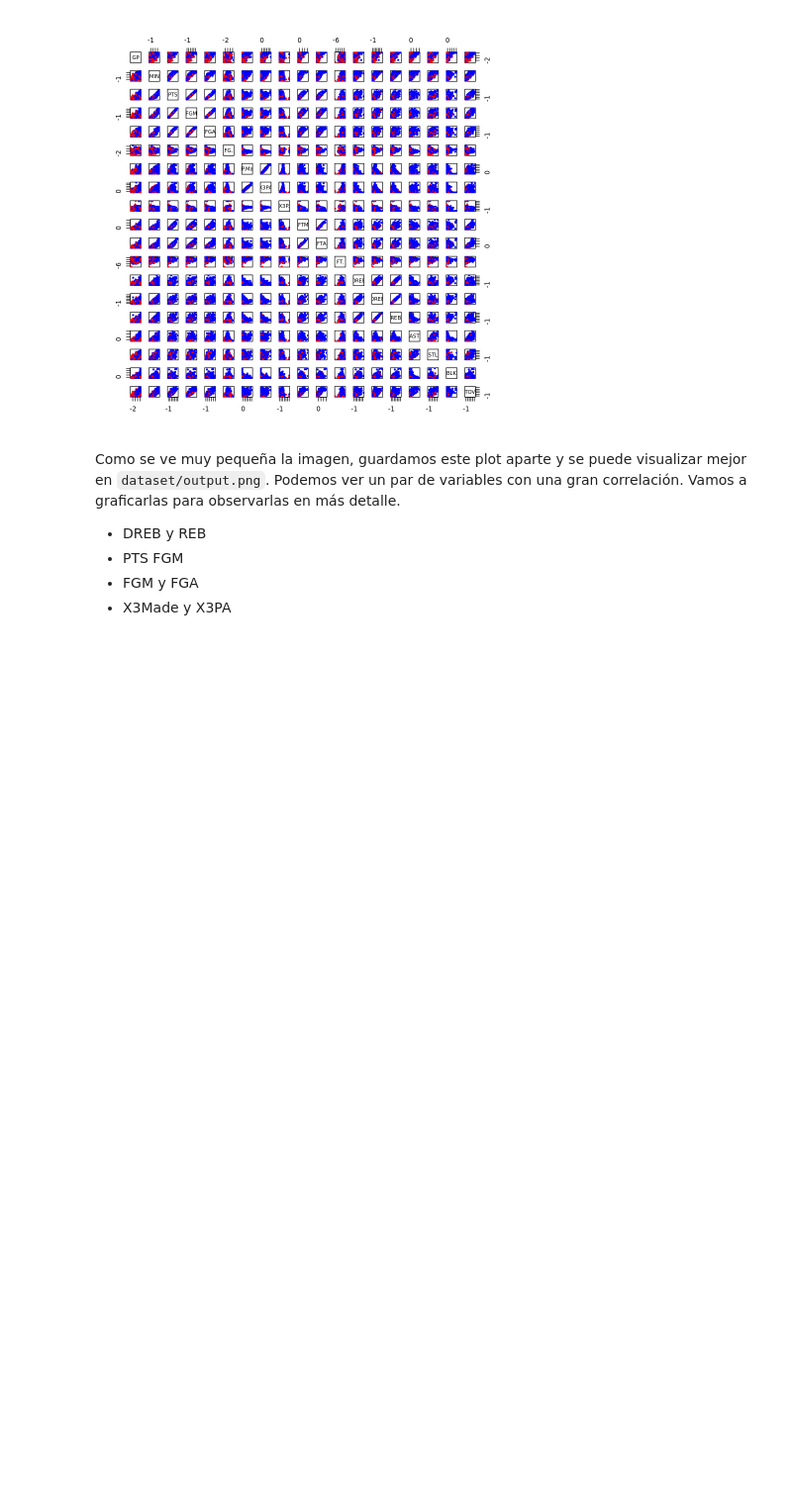
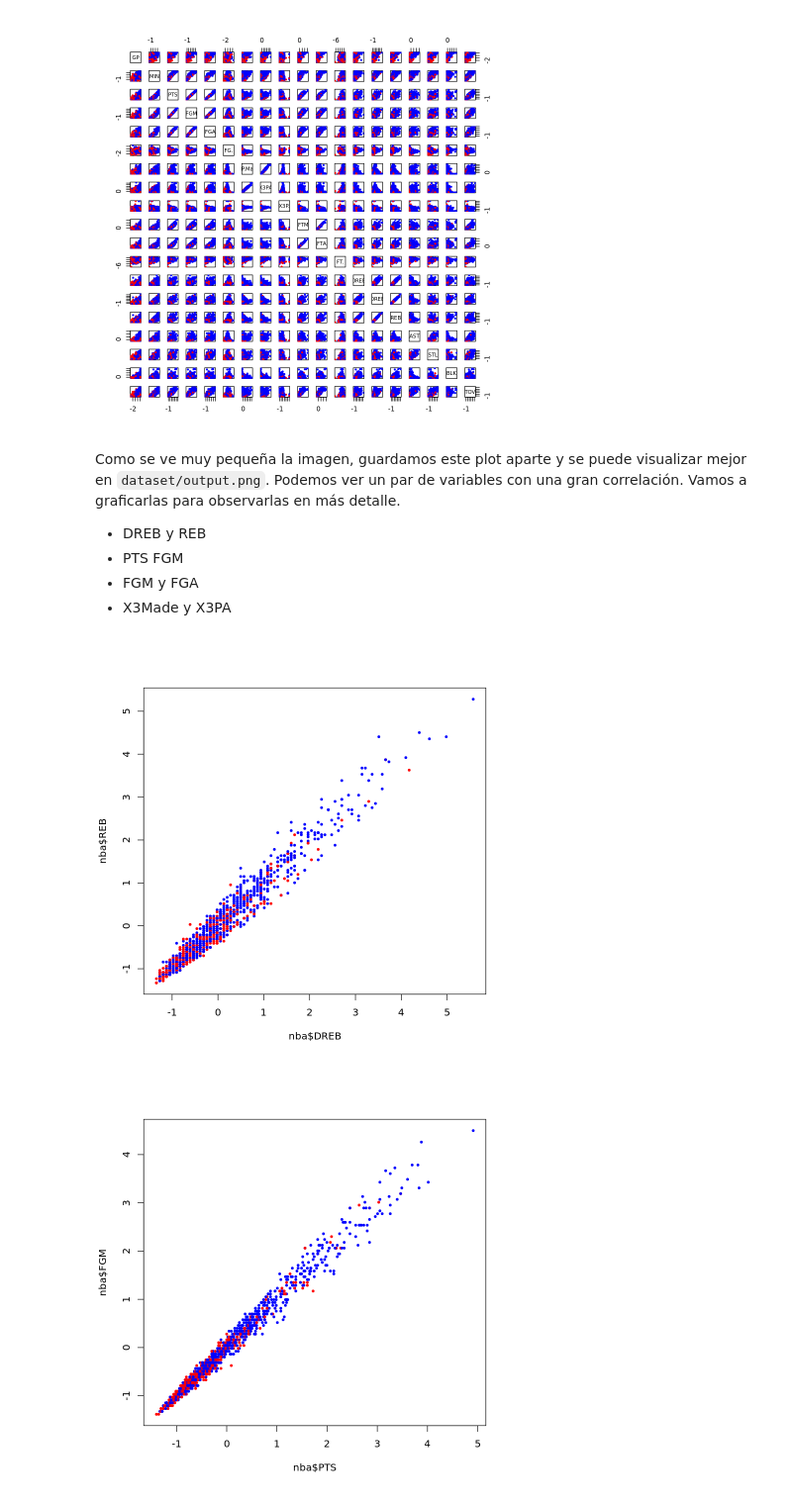
Before and after one commit to natimellino/mineria-de-datos, a Jupyter notebook: TPFinal.ipynb, the cells around one changed output. Shown at 99% size. Saved outputs shown, nothing was run; the diff lists cells and outputs as text; code cells hidden in the pictures; blank space fills up the shorter version.

```diff
--- a/TPFinal.ipynb
+++ b/TPFinal.ipynb
@@ -101,3 +101,15 @@ Como se ve muy pequeña la imagen, guardamos este plot aparte y se puede visuali
 - PTS FGM
 - FGM y FGA
 - X3Made y X3PA
+# %%
+# Graficamos DREB y REB
+plot(nba$DREB, nba$REB, pch = 19, cex = 0.5, col=c("red", "blue")[nba$TARGET_5Yrs+1])
+# Graficamos PTS y FGM
+plot(nba$PTS, nba$FGM, pch = 19, cex = 0.5, col=c("red", "blue")[nba$TARGET_5Yrs+1])
+# Graficamos FGM y FGA
+plot(nba$FGM, nba$FGA, pch = 19, cex = 0.5, col=c("red", "blue")[nba$TARGET_5Yrs+1])
+# Graficamos X3Made y X3PA
+plot(nba$X3P.Made, nba$X3PA, pch = 19, cex = 0.5, col=c("red", "blue")[nba$TARGET_5Yrs+1])
+# %% [output]
+[figure, added]
+[figure, added]
```
Also changed, not shown: parts of 1 cell of this notebook.
